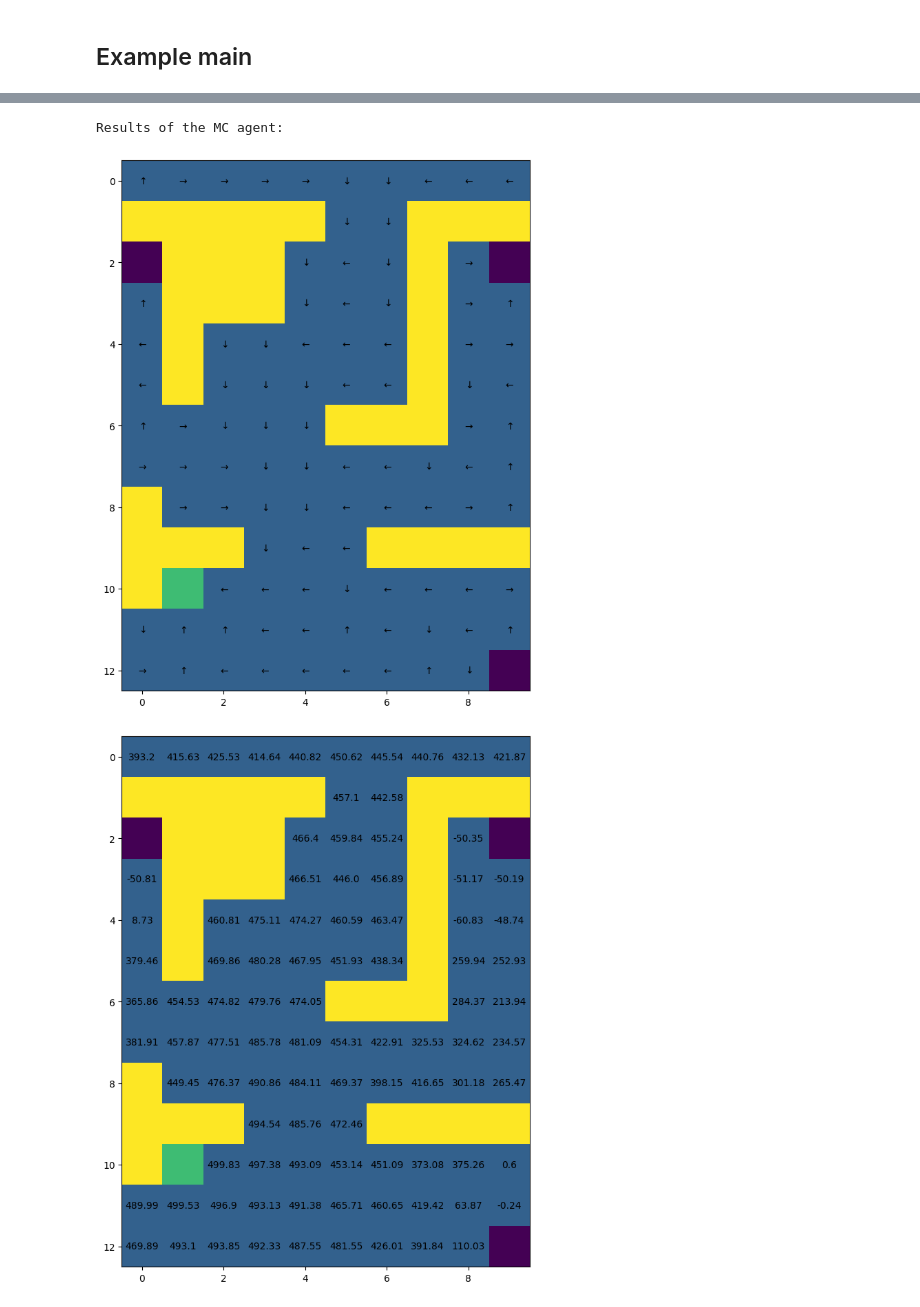
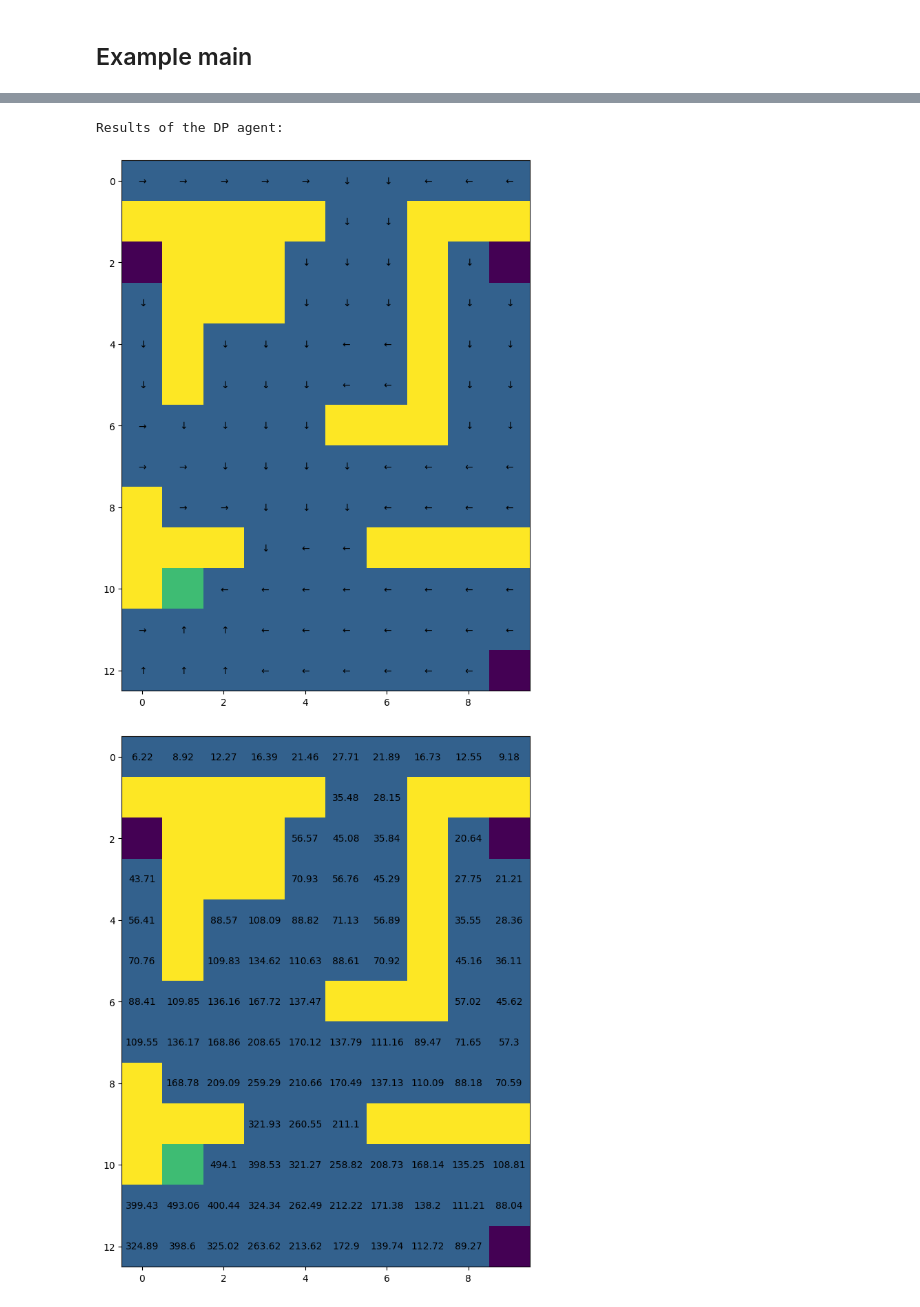
Before and after one commit to annnnnnnnnnie/imperial_ml_2022_coursework, a Jupyter notebook: coursework_1.ipynb, the cells around one changed output, grey strips where cells are left out. Saved outputs shown, nothing was run; the diff lists cells and outputs as text; code cells hidden in the pictures.

```diff
--- a/coursework_1.ipynb
+++ b/coursework_1.ipynb
@@ -602,10 +602,11 @@ class MC_agent(object):
 # This class define the Temporal-Difference agent
 
 class TD_agent(object):
-    def __init__(self):
-        self.alpha = 1e-2
-        self.n_episodes = 1000
-        self.epsilon = 0.5
+    def __init__(self, alpha=0.5, n_episodes=4000, epsilon=0.5,silent=True):
+        self.alpha = alpha
+        self.n_episodes = n_episodes
+        self.epsilon = epsilon
+        self.silent=silent
 
     @staticmethod
     def pick_action(actions, probs):
@@ -640,13 +641,13 @@ class TD_agent(object):
         total_rewards = []
 
         for n_epi in range(self.n_episodes):
-            if n_epi % int(self.n_episodes / 5) == 0:
+            if not self.silent and n_epi % int(self.n_episodes / 5) == 0:
                 print(f"{n_epi} / {self.n_episodes} episodes")
             assert (np.all(np.isclose(np.sum(policy, axis=1), 1)))
 
             # Variable alpha and epsilon
-            epsilon = self.epsilon  #/ np.log(n_epi + self.n_episodes)
-            alpha = self.alpha  #/ np.log(n_epi + self.n_episodes)
+            epsilon = self.epsilon / (np.sqrt(n_epi) + 1)
+            alpha = self.alpha / (np.sqrt(n_epi) + 1)
 
             reward_sum = 0
 
@@ -731,42 +732,43 @@ def find_non_discounted_returns_with_policy(policy, env, replications=10):
 # %%
 def main():
     # Example main (can  be edited)
     ### Question 0: Defining the environment
 
     print("Creating the Maze:\n")
     maze = Maze()
     #
-    # ## Question 1: Dynamic programming
-    #
-    # dp_agent = DP_agent()
-    # dp_policy, dp_value = dp_agent.solve(maze)
-    #
-    # print("Results of the DP agent:\n")
-    # maze.get_graphics().draw_policy(dp_policy)
-    # maze.get_graphics().draw_value(dp_value)
+    ## Question 1: Dynamic programming
 
-    ### Question 2: Monte-Carlo learning
+    dp_agent = DP_agent()
+    dp_policy, dp_value = dp_agent.solve(maze)
+
+    print("Results of the DP agent:\n")
+    maze.get_graphics().draw_policy(dp_policy)
+    maze.get_graphics().draw_value(dp_value)
+
+    ## Question 2: Monte-Carlo learning
 
     # mc_agent = MC_agent(silent=False)
     # mc_policy, mc_values, total_rewards = mc_agent.solve(maze)
     #
     # print("Results of the MC agent:\n")
     # maze.get_graphics().draw_policy(mc_policy)
     # maze.get_graphics().draw_value(mc_values[-1])
 
     ### Question 3: Temporal-Difference learning
-    #
-    # td_agent = TD_agent()
-    # td_policy, td_values, total_rewards = td_agent.solve(maze)
-    #
-    # print("Results of the TD agent:\n")
-    # maze.get_graphics().draw_policy(td_policy)
-    # maze.get_graphics().draw_value(td_values[-1])
+
+    td_agent = TD_agent()
+    td_policy, td_values, total_rewards = td_agent.solve(maze)
+
+    print("Results of the TD agent:\n")
+    maze.get_graphics().draw_policy(td_policy)
+    maze.get_graphics().draw_value(td_values[-1])
+
 
 main()
 # %% [output]
 Creating the Maze:
 [figure]
-Results of the MC agent:
+Results of the DP agent:
-[figure, old version]
+[figure, new version]
-[figure, old version]
+[figure, new version]
```
Also changed, not shown: parts of 5 cells of this notebook, 5 other files.
